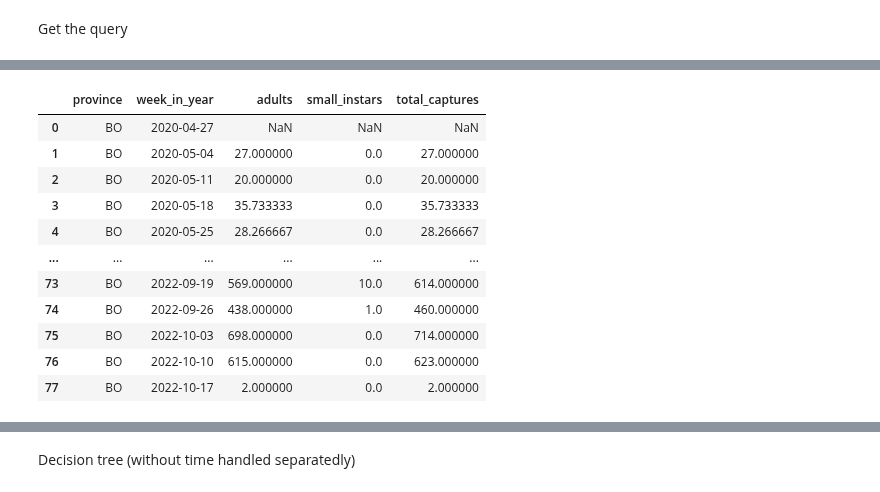
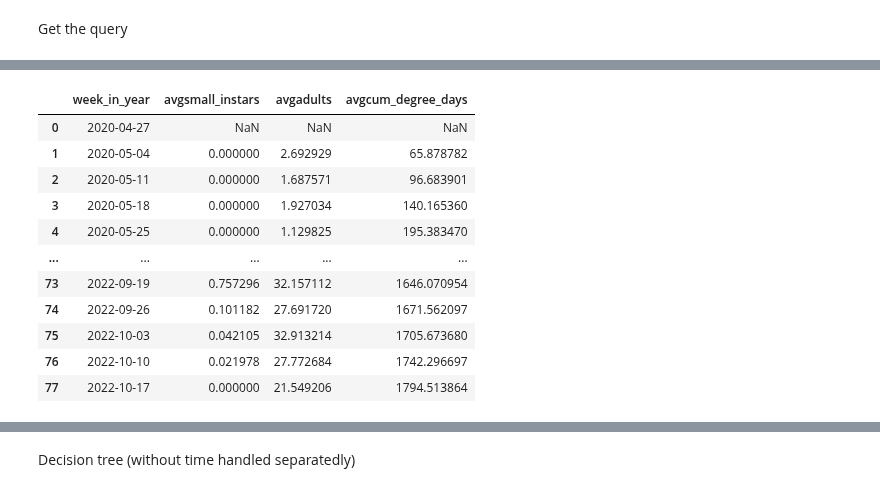
Before and after one commit to big-unibo/explain, a Jupyter notebook: intentional/src/main/python/predict.ipynb, the cells around one changed output, grey strips where cells are left out. Saved outputs shown, nothing was run; the diff lists cells and outputs as text; code cells hidden in the pictures.

```diff
--- a/intentional/src/main/python/predict.ipynb
+++ b/intentional/src/main/python/predict.ipynb
@@ -114,22 +51,2 @@ please provide us feedback at https://github.com/pandas-dev/pandas/issues/54466
 # %% [markdown]
 Get the query
-# %%
-# Replace 'your_table' with the actual table name
-query = """
-SELECT t.province, f.timestamp, sum(adults) as adults, sum(small_instars) as small_instars, sum(total_captures) as total_captures -- , sum(large_instars) as large_instars
-FROM cimice_ft_captures f join cimice_dt_trap t on (t.gid = f.gid) right join cimice_dt_time d on (f.timestamp = d.timestamp)
--- WHERE (province = 'PR' or province = 'BO' or province = 'FC')
-GROUP BY t.province, f.timestamp
-"""
-
-query = """
--- SELECT * FROM (
-SELECT y.province, y.week_in_year, sum(adults) as adults, sum(small_instars) as small_instars, sum(total_captures) as total_captures --, sum(large_instars) as large_instars
-FROM cimice_ft_captures f right join (select * from (select * from cimice_dt_time where week between 17 and 42), cimice_dt_trap) y on (y.gid = f.gid and y.timestamp = f.timestamp)
--- WHERE (province = 'PR' or province = 'BO' or province = 'FC') and timestamp between TO_DATE('2021-05-01','YYYY-MM-DD') and TO_DATE('2021-11-30','YYYY-MM-DD')
-GROUP BY y.province, y.week_in_year
-ORDER BY y.province, y.week_in_year
--- ) where adults is not null
-"""
-df = pd.read_sql(query, engine)
-df.to_csv('foo.csv', index=False)
@@ -150,42 +53,43 @@ df.to_csv('foo.csv', index=False)
 # %%
-target_measure = "adults"
+target_measure = "avgadults"
 date_attr = "week_in_year"
-column = "province"
+column = None # "province"
 
 def get_data(columns=None, filters=None):
-    df = pd.read_csv('foo.csv')
+    # df = pd.read_csv('cimice-filled.csv') # esempio interest
+    # df = pd.read_csv('cimice-week_province.csv') # esempio external knowledge
+    df = pd.read_csv('cimice-week.csv') # esempio external knowledge
     if columns is not None: df = df[columns]
     if filters is not None:
         for column, predicates in filters.items():
-            df = df[df[column].apply(lambda x: x in predicates)]
-    # Define the percentage of NaN values to add randomly
-    # nan_percentage = 0.1
-    # Calculate the number of NaN values to add
-    # num_nan_to_add = int(nan_percentage * ndf.shape[0])
-    # Randomly select indices to add NaN values
-    # nan_indices = np.random.choice(ndf.index, num_nan_to_add, replace=False)
-    # Set NaN values in the specified column
-    # ndf.loc[nan_indices, target_measure] = np.nan
-    # df[date_attr] = pd.to_datetime(df[date_attr], unit="s")
-    # df.set_index('timestamp', inplace=True)
-    # df.index = pd.DatetimeIndex(df.index).to_period('D')
+            df = df[df[column].apply(lambda x: x in predicates)].reset_index(drop=True)
     if "week_in_year" in list(df.columns):
+        # df = df.sort_values(by=["week_in_year", "province"])
+        # df = df[(df["week_in_year"] >= "2020-18") & (df["week_in_year"] <= "2020-40")]
+        # df.loc[len(df) - 1, target_measure] = np.nan # esempio interest
+        # df.loc[len(df) - 2, target_measure] = np.nan # esempio interest
+        # df.loc[len(df) - 3, target_measure] = np.nan # esempio interest
+        # df.loc[len(df) - 4, target_measure] = np.nan # esempio interest
+        # df.loc[len(df) - 5, target_measure] = np.nan # esempio interest
         df["week_in_year"] = pd.to_datetime(df['week_in_year'] + '-1', format='%Y-%W-%w')
     return df
-# df = get_data()
-df = get_data(columns=["province", "week_in_year", "adults", "small_instars", "total_captures"], filters={'province': ['BO']})
+df = get_data()
+slice = 'BO'
+# df = get_data(columns=["province", "week_in_year", "adults", "small_instars", "total_captures"], filters={'province': ['BO', 'RA']}) # esempio interest
+# df = get_data(columns=["province", "week_in_year", "adults", "small_instars", "total_captures"]) # esempio interest
+df = get_data(columns=["week_in_year", "avgsmall_instars", "avgadults", "avgcum_degree_days"]) # esempio interest
 values = [x for x in df.columns if x not in [target_measure, date_attr]]
 df
 # %% [output]
-|  | province | week_in_year | adults | small_instars | total_captures |
-| 0 | BO | 2020-04-27 | NaN | NaN | NaN |
-| 1 | BO | 2020-05-04 | 27.000000 | 0.0 | 27.000000 |
-| 2 | BO | 2020-05-11 | 20.000000 | 0.0 | 20.000000 |
-| 3 | BO | 2020-05-18 | 35.733333 | 0.0 | 35.733333 |
-| 4 | BO | 2020-05-25 | 28.266667 | 0.0 | 28.266667 |
-| ... | ... | ... | ... | ... | ... |
-| 73 | BO | 2022-09-19 | 569.000000 | 10.0 | 614.000000 |
-| 74 | BO | 2022-09-26 | 438.000000 | 1.0 | 460.000000 |
-| 75 | BO | 2022-10-03 | 698.000000 | 0.0 | 714.000000 |
-| 76 | BO | 2022-10-10 | 615.000000 | 0.0 | 623.000000 |
-| 77 | BO | 2022-10-17 | 2.000000 | 0.0 | 2.000000 |
+|  | week_in_year | avgsmall_instars | avgadults | avgcum_degree_days |
+| 0 | 2020-04-27 | NaN | NaN | NaN |
+| 1 | 2020-05-04 | 0.000000 | 2.692929 | 65.878782 |
+| 2 | 2020-05-11 | 0.000000 | 1.687571 | 96.683901 |
+| 3 | 2020-05-18 | 0.000000 | 1.927034 | 140.165360 |
+| 4 | 2020-05-25 | 0.000000 | 1.129825 | 195.383470 |
+| ... | ... | ... | ... | ... |
+| 73 | 2022-09-19 | 0.757296 | 32.157112 | 1646.070954 |
+| 74 | 2022-09-26 | 0.101182 | 27.691720 | 1671.562097 |
+| 75 | 2022-10-03 | 0.042105 | 32.913214 | 1705.673680 |
+| 76 | 2022-10-10 | 0.021978 | 27.772684 | 1742.296697 |
+| 77 | 2022-10-17 | 0.000000 | 21.549206 | 1794.513864 |
```
Also changed, not shown: parts of 17 cells of this notebook, 1 other file.
